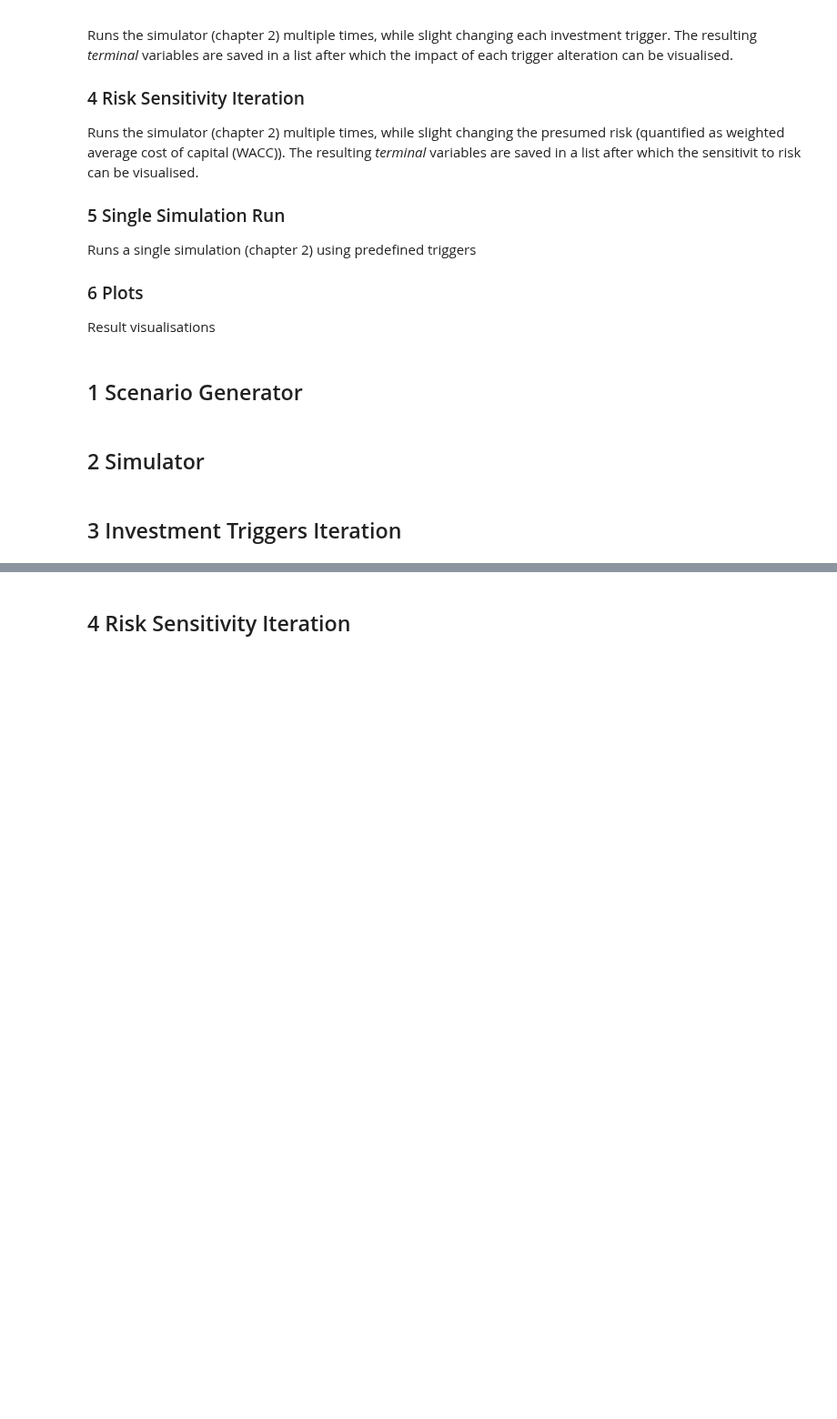
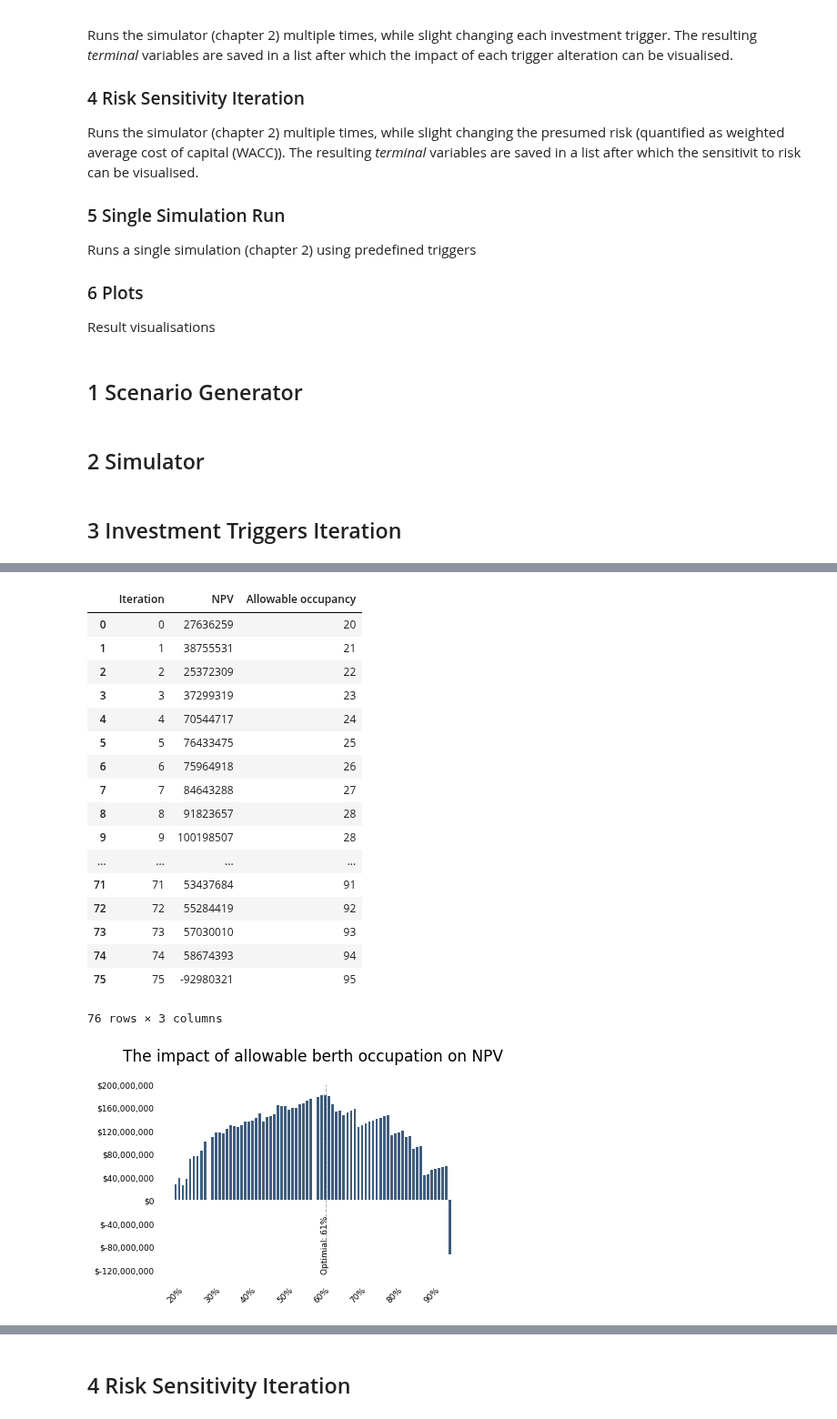
Before and after one commit to TUDelft-CITG/OpenTISim, a Jupyter notebook: notebooks/terminal_optimization.ipynb, the cells around one changed output, grey strips where cells are left out. Shown at 91% size. Saved outputs shown, nothing was run; the diff lists cells and outputs as text; code cells hidden in the pictures; blank space fills up the shorter version.

Commit message:
Trigger iteration centralised along with the corresponding visualisation

```diff
--- a/notebooks/terminal_optimization.ipynb
+++ b/notebooks/terminal_optimization.ipynb
@@ -86,7 +86,7 @@ def scenario_generator(start_year, simulation_window):
 # %% [markdown]
 ## 2 Simulator
 # %%
-def simulate(terminal, occupancy_trigger, WACC, vessels, commodities, start_year, simulation_window):
+def simulate(terminal, vessels, commodities, start_year, simulation_window):
 
     for i in range (start_year, start_year + simulation_window):
         year = i
@@ -97,8 +97,7 @@ def simulate(terminal, occupancy_trigger, WACC, vessels, commodities, start_year
         ######################
 
         # Berths and cranes
-        allowable_berth_occupancy = occupancy_trigger
-        terminal.berths, terminal.cranes = invest.berth_invest_decision(terminal.berths, terminal.cranes, vessels, allowable_berth_occupancy, year, timestep, operational_hours)
+        terminal.berths, terminal.cranes = invest.berth_invest_decision(terminal.berths, terminal.cranes, vessels, terminal.allowable_berth_occupancy, year, timestep, operational_hours)
 
         # Quay
         terminal.quays = invest.quay_invest_decision(terminal.quays, terminal.berths, year, timestep)
@@ -149,7 +148,7 @@ def simulate(terminal, occupancy_trigger, WACC, vessels, commodities, start_year
         terminal.opex = financial.opex_calc(terminal, year, timestep)
 
     #WACC depreciated profits
-    terminal.WACC_cashflows = financial.WACC_calc(WACC, terminal.profits, simulation_window, start_year)
+    terminal.WACC_cashflows = financial.WACC_calc(terminal.project_WACC, terminal.profits, simulation_window, start_year)
 
     # Combine all cashflows
     terminal.cashflows = financial.cashflow_calc(terminal, simulation_window, start_year)
@@ -160,32 +159,3 @@ def simulate(terminal, occupancy_trigger, WACC, vessels, commodities, start_year
     return terminal
 # %% [markdown]
 ## 3 Investment Triggers Iteration
-# %%
-# Simulation parameters
-start_year        = 2018   # start year of simulation
-simulation_window = 20     # forecast 20 years
-end_year          = start_year + simulation_window - 1
-operational_hours = 4680   # operational hours per year
-allowable_occupancy = 0.40
-WACC = 0.09
-
-# Run scenario generator
-vessels, commodities = scenario_generator(start_year, simulation_window)
-
-# Run multiple simulations, each with a different allowable berth occupancy between 20% and 95%
-iterations = []
-occupancy_spectrum = range (20, 96, 1)
-for occupancy in occupancy_spectrum:
-
-    # The trigger occupancy
-    trigger_occupancy = occupancy/100
-
-    # Load the initial terminal setup
-    terminal = initial.terminal()
-
-    # Run simulation
-    terminal = simulate(terminal, trigger_occupancy, WACC, vessels, commodities, start_year, simulation_window)
-    terminal.trigger = occupancy
-
-    # Save resulting terminal
-    iterations.append(terminal)
@@ -198,0 +217,24 @@ visualisation.NPV_distribution(iterations)
+# %%
+# Visualise NPV distribution as a result of allowable berth occupancy
+occupancy_iterations = results[0]
+visualisation.NPV_distribution_occupancy(occupancy_iterations)
+# %% [output]
+|  | Iteration | NPV | Allowable occupancy |
+| 0 | 0 | 27636259 | 20 |
+| 1 | 1 | 38755531 | 21 |
+| 2 | 2 | 25372309 | 22 |
+| 3 | 3 | 37299319 | 23 |
+| 4 | 4 | 70544717 | 24 |
+| 5 | 5 | 76433475 | 25 |
+| 6 | 6 | 75964918 | 26 |
+| 7 | 7 | 84643288 | 27 |
+| 8 | 8 | 91823657 | 28 |
+| 9 | 9 | 100198507 | 28 |
+| ... | ... | ... | ... |
+| 71 | 71 | 53437684 | 91 |
+| 72 | 72 | 55284419 | 92 |
+| 73 | 73 | 57030010 | 93 |
+| 74 | 74 | 58674393 | 94 |
+| 75 | 75 | -92980321 | 95 |
+76 rows × 3 columns
+[figure, added]
```
Also changed, not shown: parts of 9 cells of this notebook, 6 other files.
